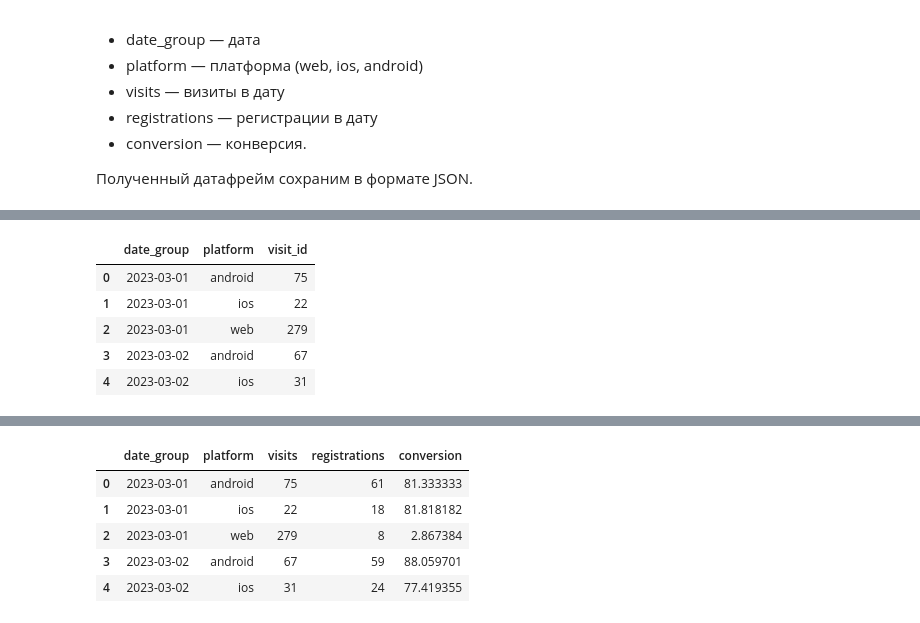
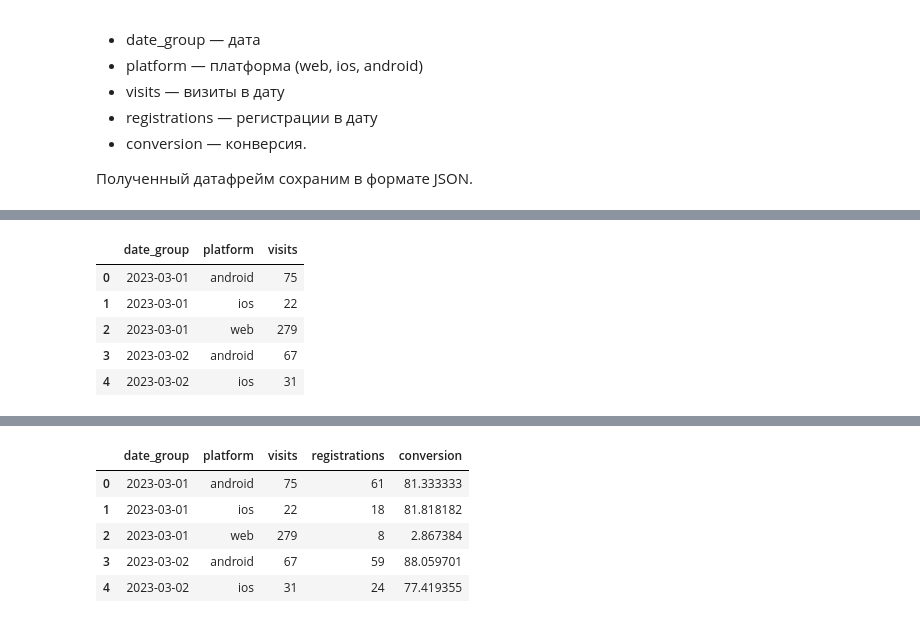
Before and after one commit to vishnevoe/data-analytics-project-100, a Jupyter notebook: charts_project.ipynb, the cells around one changed output, grey strips where cells are left out. Cells and saved outputs as stored; diff of their text form; code cells hidden in the pictures.

```diff
--- a/charts_project.ipynb
+++ b/charts_project.ipynb
@@ -78,14 +78,14 @@ df_clean_regs = clean_regs(df_regs)
 # %%
 # фильтрация и агрегация данных по визитам
 
 def filt_and_agg_visits(df):
     df_clean_visits['date_group'] = df_clean_visits['visit_date'].dt.to_period('D')
-    df_agg = df_clean_visits.groupby(['date_group', 'platform']).size().reset_index(name='visit_id')
+    df_agg = df_clean_visits.groupby(['date_group', 'platform']).size().reset_index(name='visits')
     return df_agg
 agg_visits = filt_and_agg_visits(df_clean_visits)
 agg_visits.head()
 # %% [output]
-|  | date_group | platform | visit_id |
+|  | date_group | platform | visits |
 | 0 | 2023-03-01 | android | 75 |
 | 1 | 2023-03-01 | ios | 22 |
 | 2 | 2023-03-01 | web | 279 |
```
Also changed, not shown: parts of 17 cells of this notebook, 6 other files.
